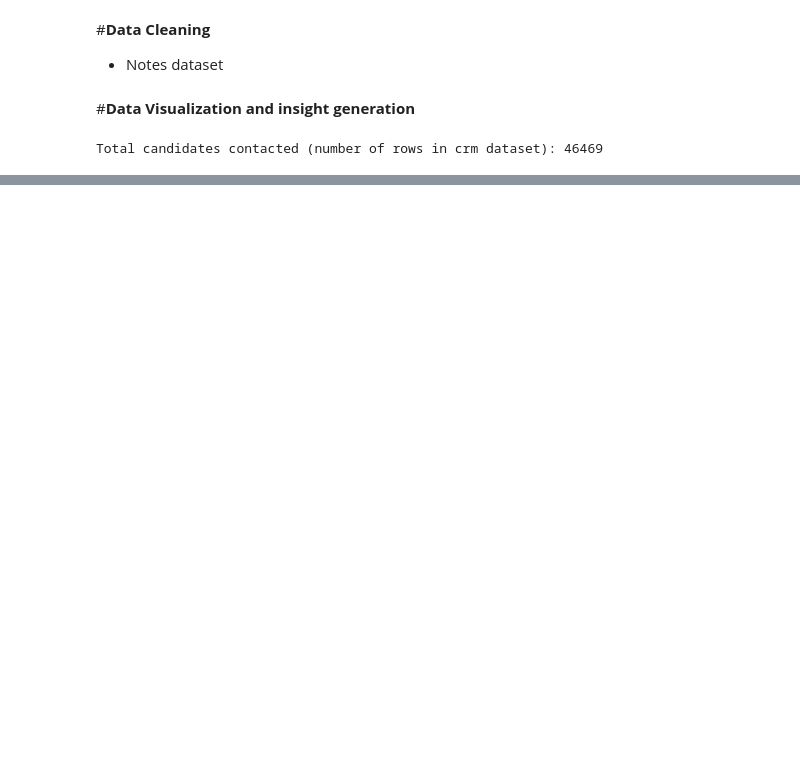
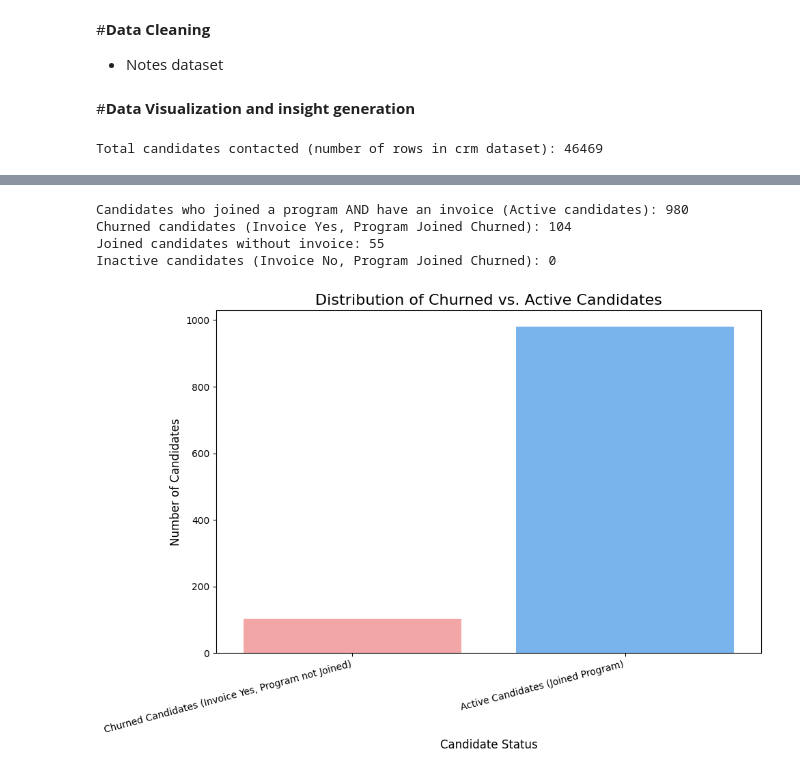
Before and after one commit to eldhosekroy/churn_prediction, a Jupyter notebook: Churn_data.ipynb, the cells around one changed output, grey strips where cells are left out. Saved outputs shown, nothing was run; the diff lists cells and outputs as text; code cells hidden in the pictures; blank space fills up the shorter version.

```diff
--- a/Churn_data.ipynb
+++ b/Churn_data.ipynb
@@ -832,0 +1223,38 @@ Inactive candidates (Invoice No, Program Not Joined): 135
+# %%
+program_joined_with_invoice_count = enrolled[(enrolled['Program Joined'] != 'Not joined') & (enrolled['Invoice'] == 'Yes')].shape[0]
+print(f"Candidates who joined a program AND have an invoice (Active candidates): {program_joined_with_invoice_count}")
+
+churned_program_invoice_status = enrolled[enrolled['Program Joined'] == 'Not joined']['Invoice'].value_counts()
+churned_candidates = churned_program_invoice_status.get('Yes', 0)
+
+print("Churned candidates (Invoice Yes, Program Joined Churned):", churned_candidates)
+
+churned_candidates_count = churned_program_invoice_status.get('Yes', 0)
+active_candidates_count = program_joined_with_invoice_count # Updated to use program_joined_with_invoice_count
+
+candidate_status_data = pd.Series({
+    'Churned Candidates (Invoice Yes, Program not Joined)': churned_candidates_count,
+    'Active Candidates (Joined Program)': active_candidates_count
+})
+
+joined_no_invoice = joined_candidates - active_candidates_count
+print("Joined candidates without invoice:", joined_no_invoice)
+
+non_active_candidates = churned_program_invoice_status.get('No', 0)
+print("Inactive candidates (Invoice No, Program Joined Churned):", non_active_candidates)
+
+
+plt.figure(figsize=(10, 7))
+sns.barplot(x=candidate_status_data.index, y=candidate_status_data.values, hue=candidate_status_data.index, palette=['#ff9999', '#66b3ff'], legend=False)
+plt.title('Distribution of Churned vs. Active Candidates', fontsize=16)
+plt.xlabel('Candidate Status', fontsize=12)
+plt.ylabel('Number of Candidates', fontsize=12)
+plt.xticks(rotation=15, ha='right')
+plt.tight_layout()
+plt.show()
+# %% [output]
+Candidates who joined a program AND have an invoice (Active candidates): 980
+Churned candidates (Invoice Yes, Program Joined Churned): 104
+Joined candidates without invoice: 55
+Inactive candidates (Invoice No, Program Joined Churned): 0
+[figure, added]
```
Also changed, not shown: parts of 19 cells of this notebook.
